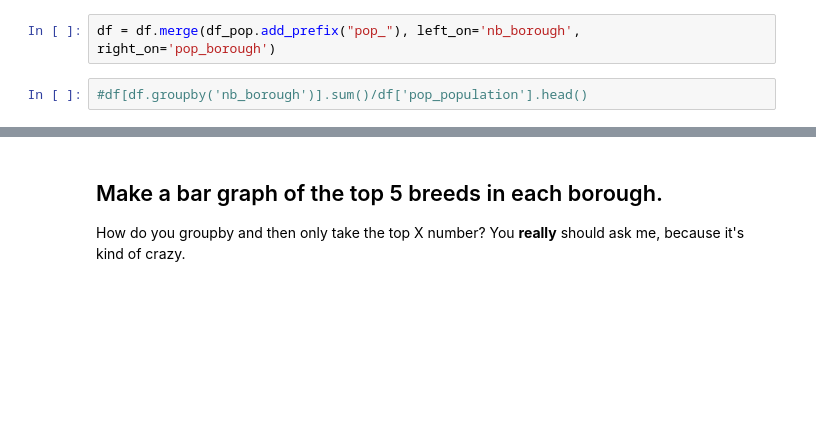
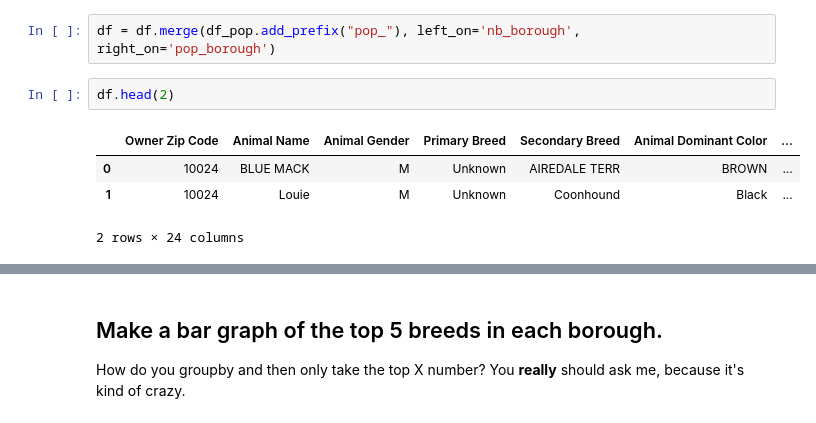
Before and after one commit to anastasiajourno/homework6_valeeva, a Jupyter notebook: dogs/6-2homework6-part2-valeeva.ipynb, the cells around one changed output, grey strips where cells are left out. Saved outputs shown, nothing was run; the diff lists cells and outputs as text; blank space fills up the shorter version.

```diff
--- a/dogs/6-2homework6-part2-valeeva.ipynb
+++ b/dogs/6-2homework6-part2-valeeva.ipynb
@@ -299,5 +303,10 @@ df_pop.head(5)
 | 4 | Staten Island | 474558 | 59 |
 # %%
 df = df.merge(df_pop.add_prefix("pop_"), left_on='nb_borough', right_on='pop_borough')
-# %%
-#df[df.groupby('nb_borough')].sum()/df['pop_population'].head()
+# %%
+df.head(2)
+# %% [output]
+|  | Owner Zip Code | Animal Name | Animal Gender | Primary Breed | Secondary Breed | Animal Dominant Color | ... |
+| 0 | 10024 | BLUE MACK | M | Unknown | AIREDALE TERR | BROWN | ... |
+| 1 | 10024 | Louie | M | Unknown | Coonhound | Black | ... |
+2 rows × 24 columns
```
Also changed, not shown: parts of 8 cells of this notebook.
